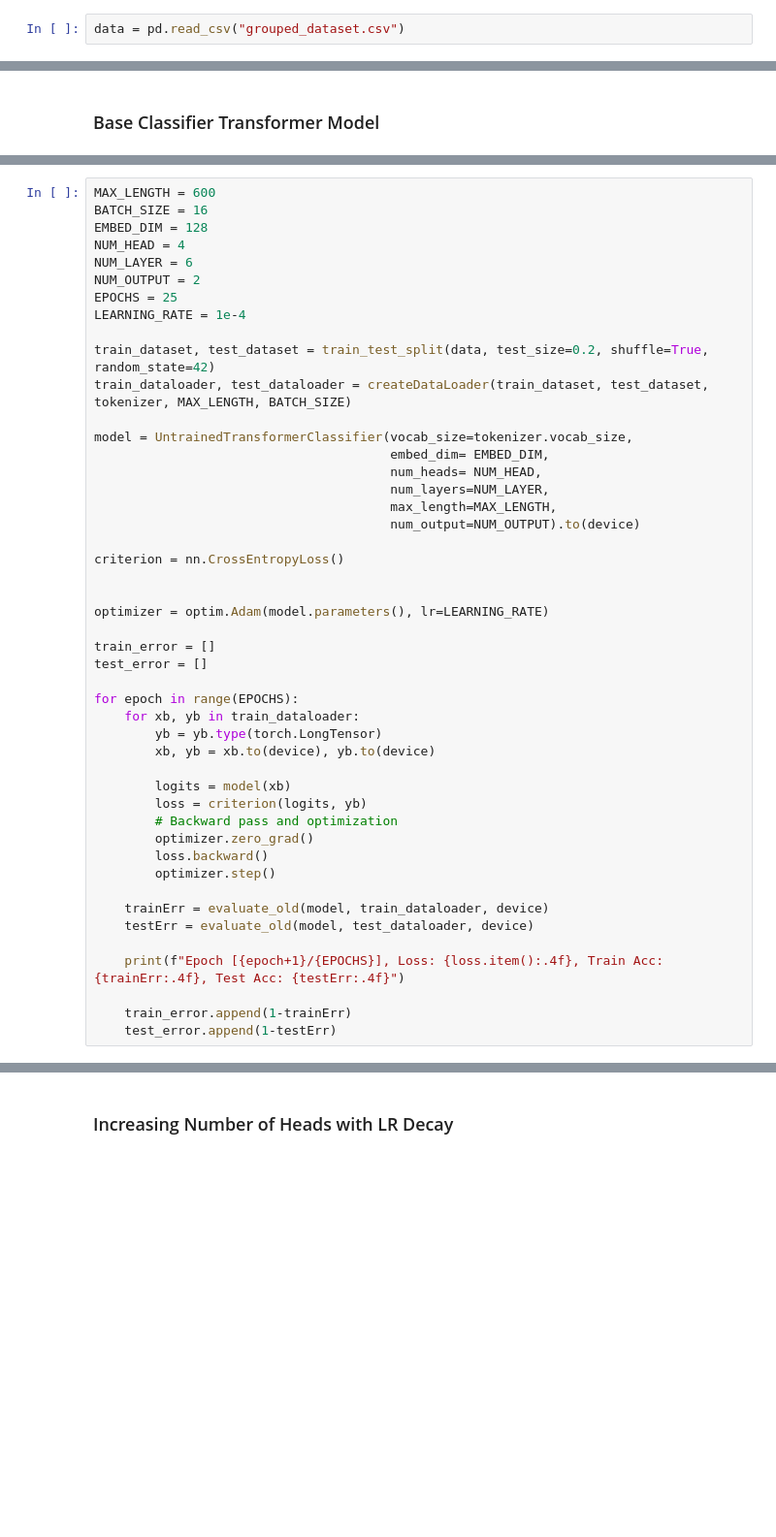
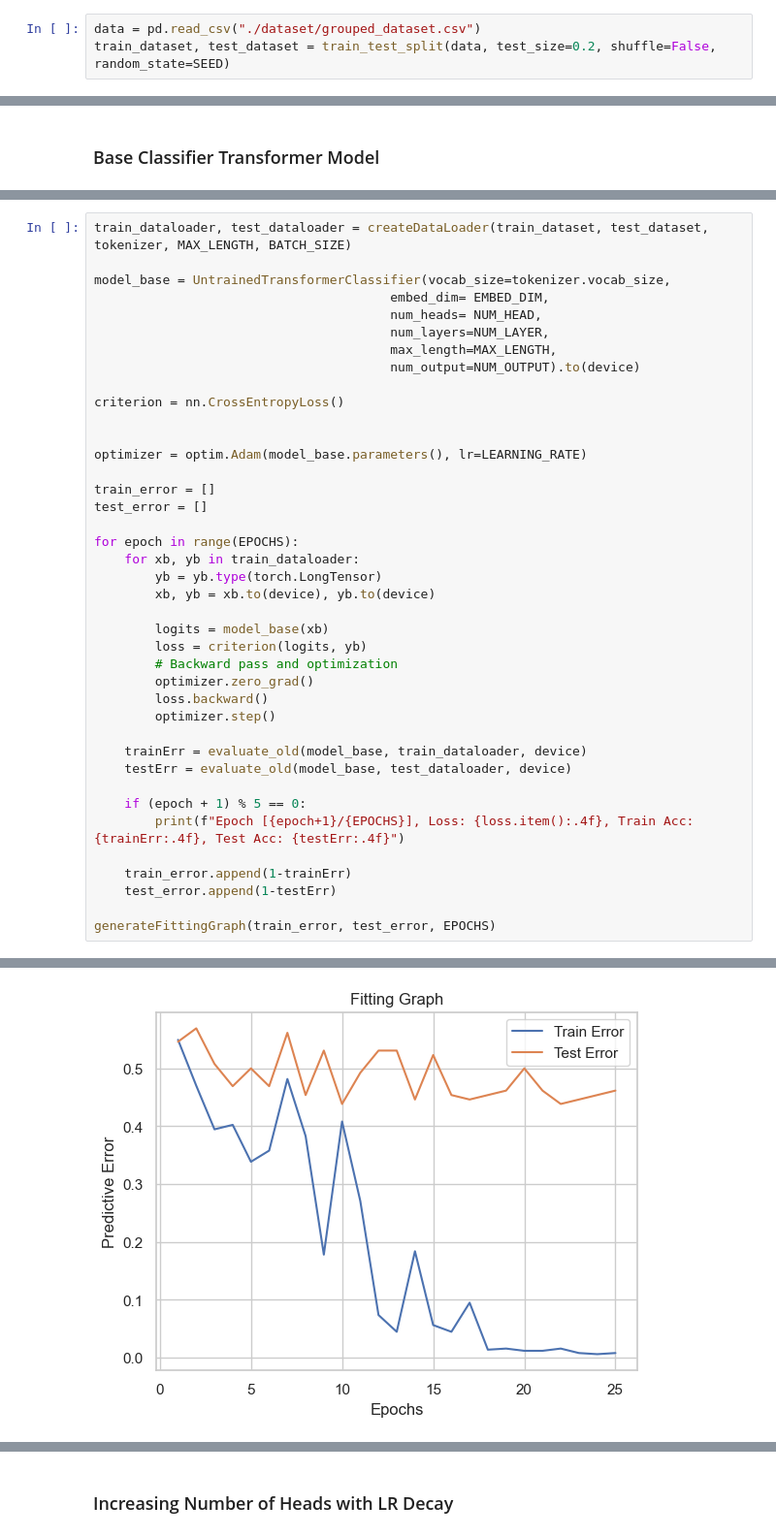
Before and after one commit to Aaron3963/CSE_151A_Project, a Jupyter notebook: project.ipynb, the cells around one changed output, grey strips where cells are left out. Shown at 97% size. Drawn from its saved outputs; the diff is of its cells as text; blank space fills up the shorter version.

```diff
--- a/project.ipynb
+++ b/project.ipynb
@@ -549,2 +548,3 @@ As expected, we do not need to high complexity for TF-IDF, as increasing it will
 # %%
-data = pd.read_csv("grouped_dataset.csv")
+data = pd.read_csv("./dataset/grouped_dataset.csv")
+train_dataset, test_dataset = train_test_split(data, test_size=0.2, shuffle=False, random_state=SEED)
@@ -704,17 +721,7 @@ def generateFittingGraph(train_error, test_error, epochs):
 # %%
-MAX_LENGTH = 600
-BATCH_SIZE = 16
-EMBED_DIM = 128
-NUM_HEAD = 4
-NUM_LAYER = 6
-NUM_OUTPUT = 2
-EPOCHS = 25
-LEARNING_RATE = 1e-4
-
-train_dataset, test_dataset = train_test_split(data, test_size=0.2, shuffle=True, random_state=42)
 train_dataloader, test_dataloader = createDataLoader(train_dataset, test_dataset, tokenizer, MAX_LENGTH, BATCH_SIZE)
 
-model = UntrainedTransformerClassifier(vocab_size=tokenizer.vocab_size,
+model_base = UntrainedTransformerClassifier(vocab_size=tokenizer.vocab_size,
                                        embed_dim= EMBED_DIM,
                                        num_heads= NUM_HEAD,
                                        num_layers=NUM_LAYER,
@@ -724,7 +731,7 @@ model = UntrainedTransformerClassifier(vocab_size=tokenizer.vocab_size,
 criterion = nn.CrossEntropyLoss()
 
 
-optimizer = optim.Adam(model.parameters(), lr=LEARNING_RATE)
+optimizer = optim.Adam(model_base.parameters(), lr=LEARNING_RATE)
 
 train_error = []
 test_error = []
@@ -734,18 +741,21 @@ for epoch in range(EPOCHS):
         yb = yb.type(torch.LongTensor)
         xb, yb = xb.to(device), yb.to(device)
 
-        logits = model(xb)
+        logits = model_base(xb)
         loss = criterion(logits, yb)
         # Backward pass and optimization
         optimizer.zero_grad()
         loss.backward()
         optimizer.step()
 
-    trainErr = evaluate_old(model, train_dataloader, device)
-    testErr = evaluate_old(model, test_dataloader, device)
+    trainErr = evaluate_old(model_base, train_dataloader, device)
+    testErr = evaluate_old(model_base, test_dataloader, device)
 
-    print(f"Epoch [{epoch+1}/{EPOCHS}], Loss: {loss.item():.4f}, Train Acc: {trainErr:.4f}, Test Acc: {testErr:.4f}")
+    if (epoch + 1) % 5 == 0:
+        print(f"Epoch [{epoch+1}/{EPOCHS}], Loss: {loss.item():.4f}, Train Acc: {trainErr:.4f}, Test Acc: {testErr:.4f}")
 
     train_error.append(1-trainErr)
     test_error.append(1-testErr)
+
+generateFittingGraph(train_error, test_error, EPOCHS)
 # %% [output]
@@ -768,0 +767 @@ Epoch [25/25], Loss: 0.3439, Train Acc: 1.0000, Test Acc: 0.5615
+[figure, added]
```
Also changed, not shown: parts of 73 cells of this notebook, 3 other files.
